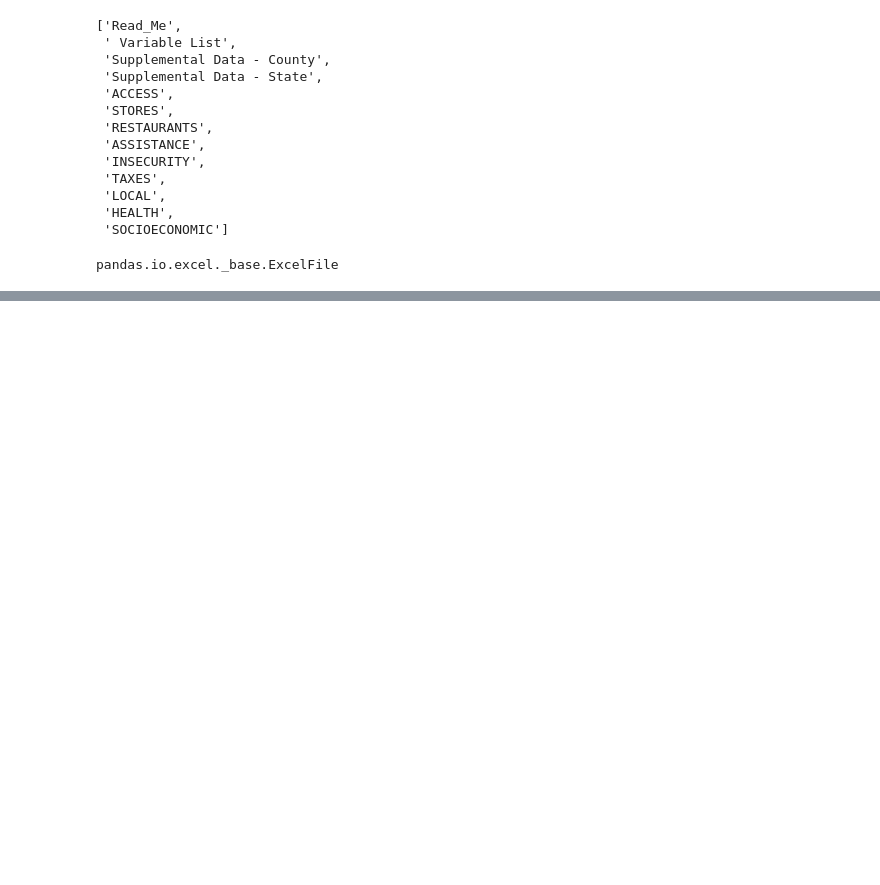
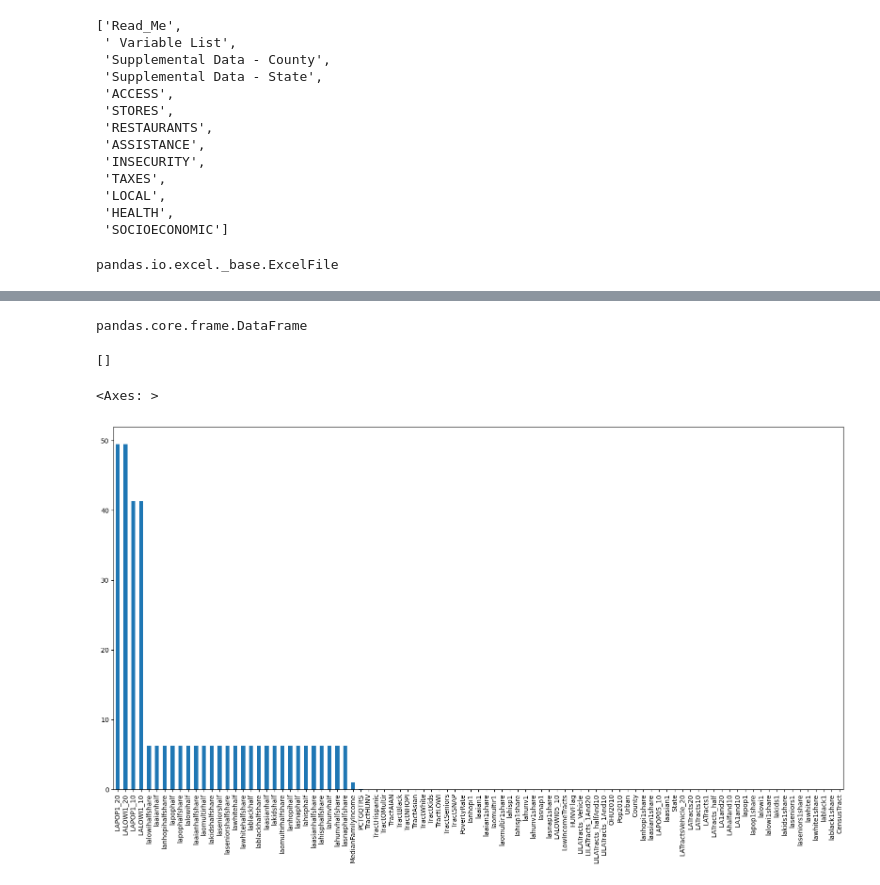
Before and after one commit to Sarfarazzzzz/DSA-Datathon-2025, a Jupyter notebook: notebooks/EDA.ipynb, the cells around one changed output, grey strips where cells are left out. Drawn from its saved outputs; the diff is of its cells as text; code cells hidden in the pictures; blank space fills up the shorter version.

```diff
--- a/notebooks/EDA.ipynb
+++ b/notebooks/EDA.ipynb
@@ -70,0 +258,9 @@ for sheet in FoodEnvironmentAtlas.sheet_names:
+# %%
+def smart_impute(df, cols):
+    df_copy = df.copy()
+    for col in cols:
+        if df_copy[col].skew() > 1:
+            df_copy[col] = df_copy[col].fillna(df_copy[col].median())
+        else:
+            df_copy[col] = df_copy[col].fillna(df_copy[col].mean())
+    return df_copy
@@ -70,0 +271,2 @@ for sheet in FoodEnvironmentAtlas.sheet_names:
+# %%
+imputed_df = FoodAccessAtlascleaned.copy()
@@ -70,0 +297,20 @@ for sheet in FoodEnvironmentAtlas.sheet_names:
+# %%
+imputed_df1 = smart_impute(imputed_df, cols_missing_15_30)
+# %%
+type(imputed_df1)
+# %% [output]
+pandas.core.frame.DataFrame
+# %%
+missing_report_imputed_df = missing_report(imputed_df1, top_n=None)
+# %%
+missing_report_imputed_df[
+    (missing_report_imputed_df["Missing (%)"] >= 15) &
+    (missing_report_imputed_df["Missing (%)"] <= 30)
+].index.tolist()
+# %% [output]
+[]
+# %%
+missing_report_imputed_df["Missing (%)"].plot(kind="bar", figsize=(20, 10))
+# %% [output]
+<Axes: >
+[figure, added]
```
Also changed, not shown: parts of 33 cells of this notebook, 4 other files.
